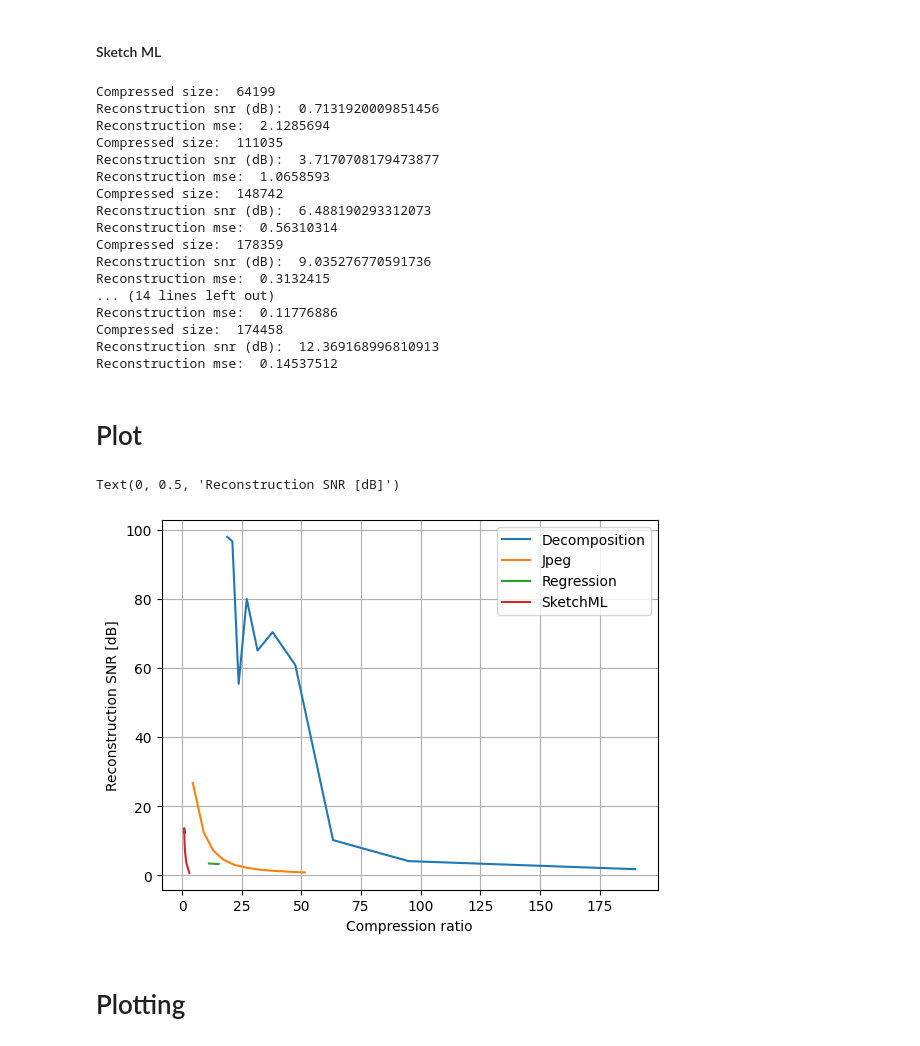
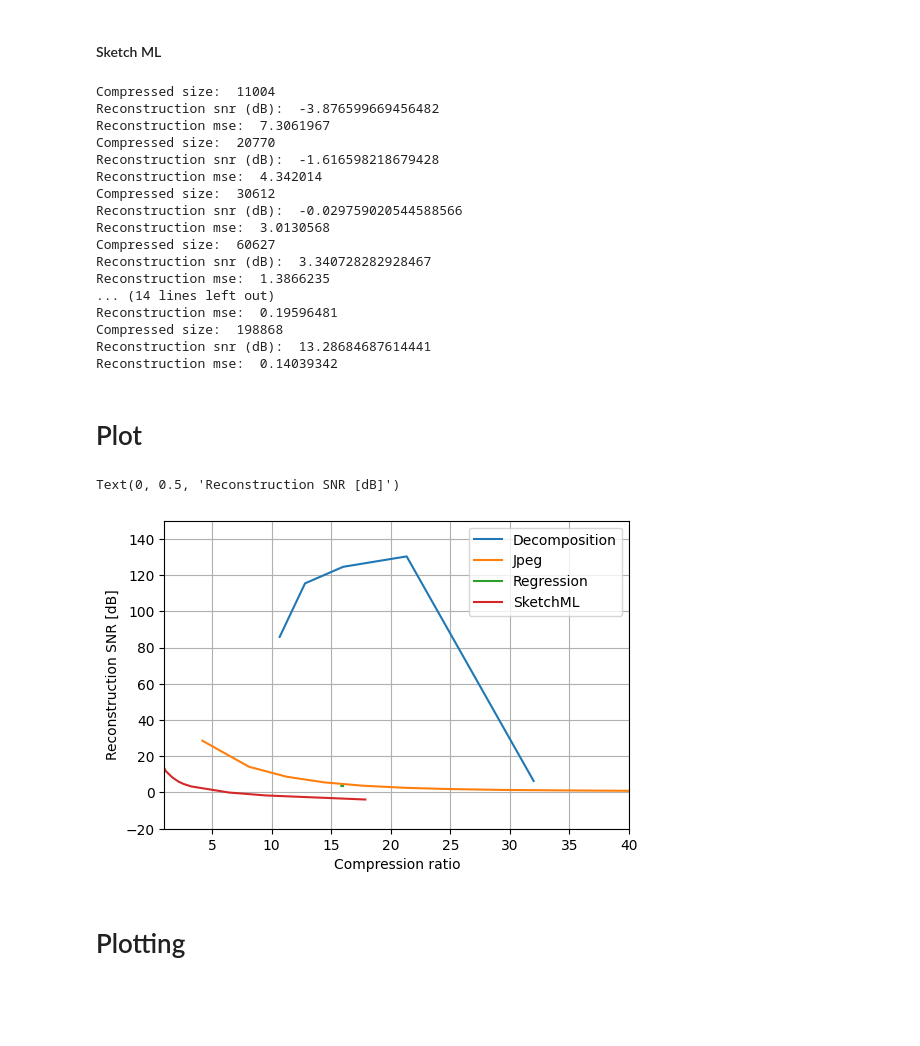
Before and after one commit to Rexyyj/split_DNN_framework, a Jupyter notebook: characteristics/lowRank_multi_quality.ipynb, the cells around one changed output. Saved outputs shown, nothing was run; the diff lists cells and outputs as text; code cells hidden in the pictures; blank space fills up the shorter version.

```diff
--- a/characteristics/lowRank_multi_quality.ipynb
+++ b/characteristics/lowRank_multi_quality.ipynb
@@ -28,4 +26,4 @@ recons = decompressor_decomposition_slice(tensor.shape, factors)
 # %%
 # manipulate the tensor
-value_mask = abs(tensor)>0.001
-tensor = tensor* value_mask
+# value_mask = abs(tensor)>0.001
+# tensor = tensor* value_mask
@@ -115,17 +57,18 @@ lowrank_jpeg_snr =[]
 lowrank_jpeg_mse = []
 # %%
 for i in range(10):
+    tensor_j = tensor.reshape([128,128,3])
     jpeg_quality = 55 + i *5
-    normalize_base, scale,zero_point, encoded_data, compressed_size_jpeg = compressor_jpeg(tensor, jpeg_quality)
+    normalize_base, scale,zero_point, encoded_data, compressed_size_jpeg = compressor_jpeg(tensor_j, jpeg_quality)
     print("Compressed size: ", compressed_size_jpeg)
 
-    reconstructed_tensor_jpeg = decompressor_jpeg(tensor.shape,normalize_base, scale,zero_point, encoded_data )
-    snr_jpeg = calculate_snr(tensor_size,tensor.numpy(), reconstructed_tensor_jpeg.numpy())
-    mse_jpeg = calculate_mse(tensor.numpy(), reconstructed_tensor_jpeg.numpy())
+    reconstructed_tensor_jpeg = decompressor_jpeg(tensor_j.shape,normalize_base, scale,zero_point, encoded_data )
+    snr_jpeg = calculate_snr(tensor_size,tensor_j.numpy(), reconstructed_tensor_jpeg.numpy())
+    mse_jpeg = calculate_mse(tensor_j.numpy(), reconstructed_tensor_jpeg.numpy())
     print("Reconstruction snr (dB): ", snr_jpeg)
     print("Reconstruction mse: ", mse_jpeg)
 
     lowrank_jpeg_ratio.append((tensor_size*4) / compressed_size_jpeg)
     lowrank_jpeg_snr.append(snr_jpeg)
-    lowrank_jpeg_mse.append(mse_jpeg / torch.max(tensor).item())
+    lowrank_jpeg_mse.append(mse_jpeg / torch.max(tensor_j).item())
 # %% [output]
@@ -153,13 +96,13 @@ lowrank_decomposition_ratio =[]
 lowrank_decomposition_snr = []
 lowrank_decomposition_mse = []
 # %%
-for i in range(10):
-    decom_rank = i +1
-    factors, compressed_size_decomposition = compressor_decomposition(tensor, decom_rank)
+for i in range(30):
+    decom_rank_ratio = 0.05*(i+1) +0.5
+    factors, compressed_size_decomposition = compressor_decomposition_slice_quality(tensor,decom_rank_ratio)
     print("Compressed size: ", compressed_size_decomposition)
-    reconstructed_tensor_decomposition = decompressor_decomposition(factors )
-    snr_decomposition = calculate_snr(tensor_size,tensor.numpy(), reconstructed_tensor_decomposition)
-    mse_decomposition = calculate_mse(tensor.numpy(), reconstructed_tensor_decomposition)
+    reconstructed_tensor_decomposition = decompressor_decomposition_slice(tensor.shape, factors )
+    snr_decomposition = calculate_snr(tensor_size,tensor.numpy(), reconstructed_tensor_decomposition.numpy())
+    mse_decomposition = calculate_mse(tensor.numpy(), reconstructed_tensor_decomposition.numpy())
     print("Reconstruction snr (dB): ", snr_decomposition)
     print("Reconstruction mse: ", mse_decomposition)
 
@@ -232,7 +175,7 @@ lowrank_sketchml_mse = []
 # %%
 for i in range (10):
     d = (i+1) * 0.1
-    a = 13-i
+    a = round(2+0.2*i)
     minmaxsketch,bucket_means, keys, compressed_size_sketchml = compressor_sketchml(tensor,128,d,a)
     print("Compressed size: ", compressed_size_sketchml)
 
@@ -246,37 +189,39 @@ for i in range (10):
     lowrank_sketchml_snr.append(snr_sketchml)
     lowrank_sketchml_mse.append( mse_sketchml / torch.max(tensor).item())
 # %% [output]
-Compressed size:  64199
-Reconstruction snr (dB):  0.7131920009851456
-Reconstruction mse:  2.1285694
-Compressed size:  111035
-Reconstruction snr (dB):  3.7170708179473877
-Reconstruction mse:  1.0658593
-Compressed size:  148742
-Reconstruction snr (dB):  6.488190293312073
-Reconstruction mse:  0.56310314
-Compressed size:  178359
-Reconstruction snr (dB):  9.035276770591736
-Reconstruction mse:  0.3132415
+Compressed size:  11004
+Reconstruction snr (dB):  -3.876599669456482
+Reconstruction mse:  7.3061967
+Compressed size:  20770
+Reconstruction snr (dB):  -1.616598218679428
+Reconstruction mse:  4.342014
+Compressed size:  30612
+Reconstruction snr (dB):  -0.029759020544588566
+Reconstruction mse:  3.0130568
+Compressed size:  60627
+Reconstruction snr (dB):  3.340728282928467
+Reconstruction mse:  1.3866235
 ... (14 lines left out)
-Reconstruction mse:  0.11776886
-Compressed size:  174458
-Reconstruction snr (dB):  12.369168996810913
-Reconstruction mse:  0.14537512
+Reconstruction mse:  0.19596481
+Compressed size:  198868
+Reconstruction snr (dB):  13.28684687614441
+Reconstruction mse:  0.14039342
 # %% [markdown]
 # Plot
 # %%
-plt.figure()
+plt.figure(figsize=(6,4))
 plt.plot(lowrank_decomposition_ratio, lowrank_decomposition_snr,label ="Decomposition")
 plt.plot(lowrank_jpeg_ratio, lowrank_jpeg_snr,label ="Jpeg")
 plt.plot(lowrank_regression_ratio, lowrank_regression_snr,label ="Regression")
 plt.plot(lowrank_sketchml_ratio, lowrank_sketchml_snr,label ="SketchML")
 plt.legend()
 plt.grid()
+plt.ylim([-20,150])
+plt.autoscale(axis='x',tight=True)
 plt.xlabel("Compression ratio")
 plt.ylabel("Reconstruction SNR [dB]")
 # %% [output]
 Text(0, 0.5, 'Reconstruction SNR [dB]')
-[figure, old version]
+[figure, new version]
 # %% [markdown]
 # Plotting
```
Also changed, not shown: parts of 17 cells of this notebook, 7 other files.
